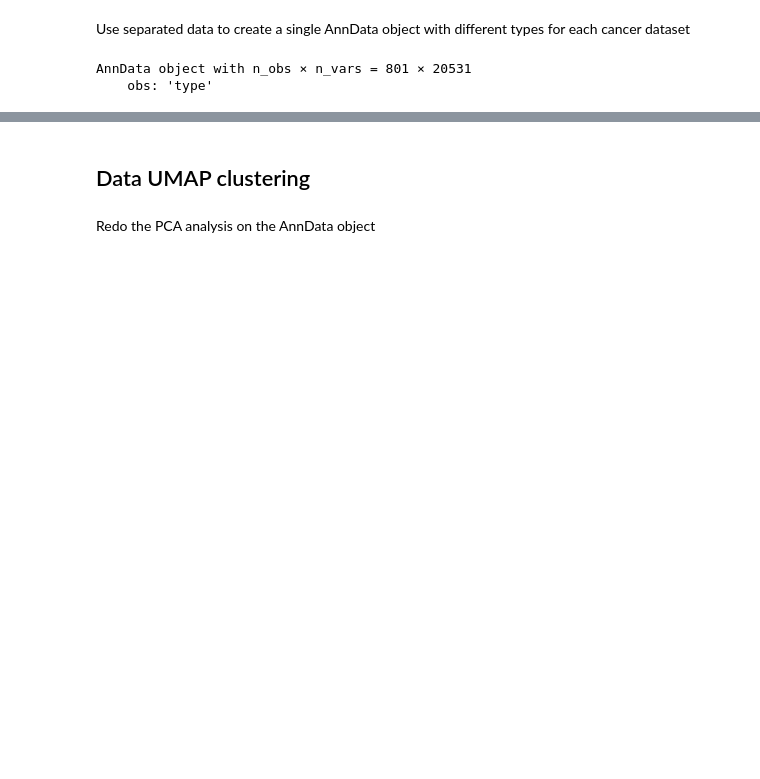
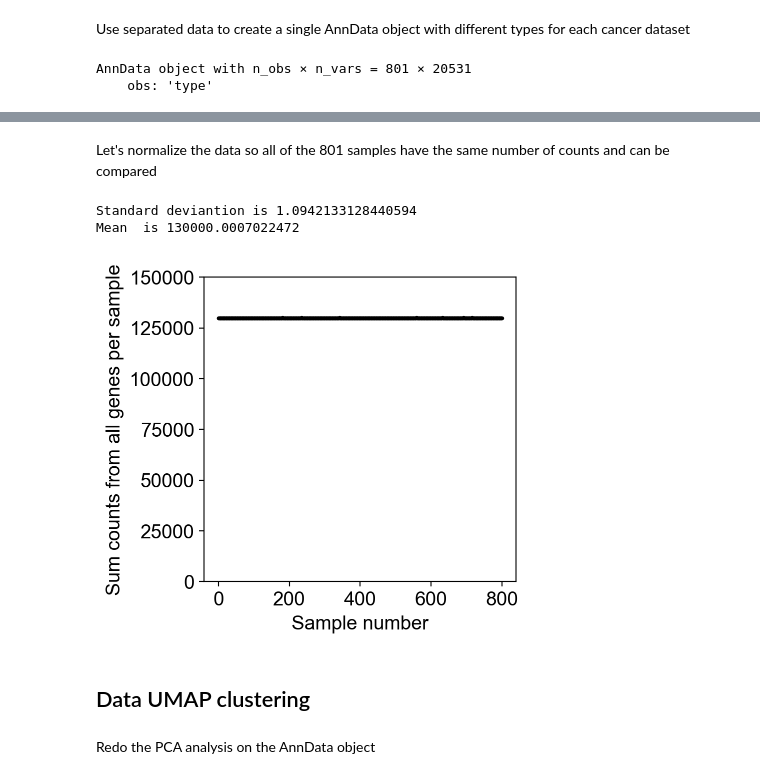
Before and after one commit to IgnasMa/SynBioProject, a Jupyter notebook: Synthetic Biology Project.ipynb, the cells around one changed output, grey strips where cells are left out. Saved outputs shown, nothing was run; the diff lists cells and outputs as text; code cells hidden in the pictures; blank space fills up the shorter version.

```diff
--- a/Synthetic Biology Project.ipynb
+++ b/Synthetic Biology Project.ipynb
@@ -178,0 +201,2 @@ AnnData object with n_obs × n_vars = 801 × 20531
+# %% [markdown]
+Let's normalize the data so all of the 801 samples have the same number of counts and can be compared
@@ -179,3 +206,16 @@ AnnData object with n_obs × n_vars = 801 × 20531
+# %%
+fig, ax = plt.subplots(1, 1)
+ax.scatter(range(0, 801), adata.X.T.sum(0).tolist(), c='black', alpha = 1, s = 3)
+ax.grid(False)
+ax.set_ylim(0, 150000)
+ax.set_xlabel('Sample number')
+ax.set_ylabel('Sum counts from all genes per sample')
+print('Standard deviantion is', np.std(adata.X.T.sum(0).tolist()))
+print('Mean  is', np.mean(adata.X.T.sum(0).tolist()))
+# %% [output]
+Standard deviantion is 1.0942133128440594
+Mean  is 130000.0007022472
+[figure, added]
 # %% [markdown]
 ## Data UMAP clustering
 # %% [markdown]
```
Also changed, not shown: parts of 41 cells of this notebook.
